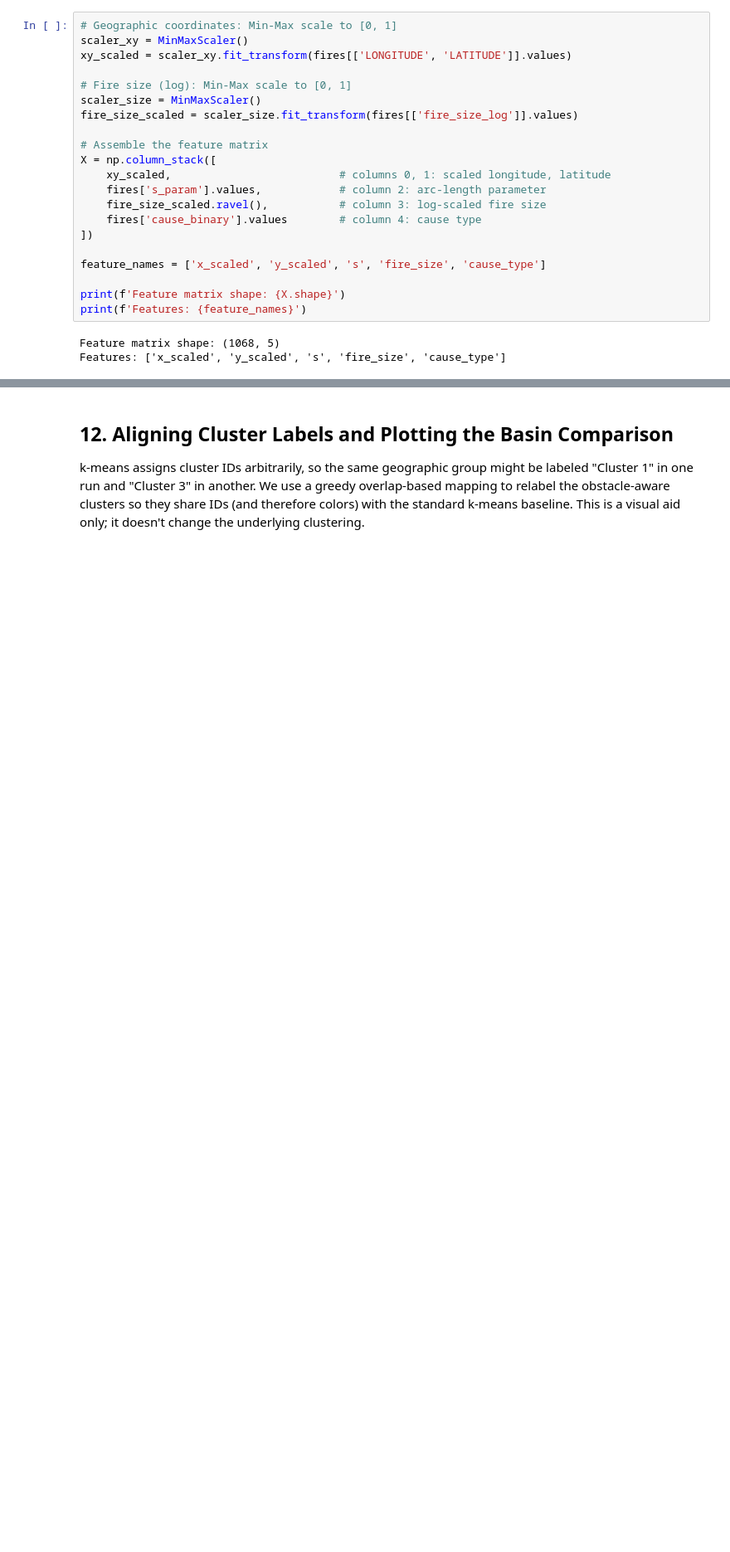
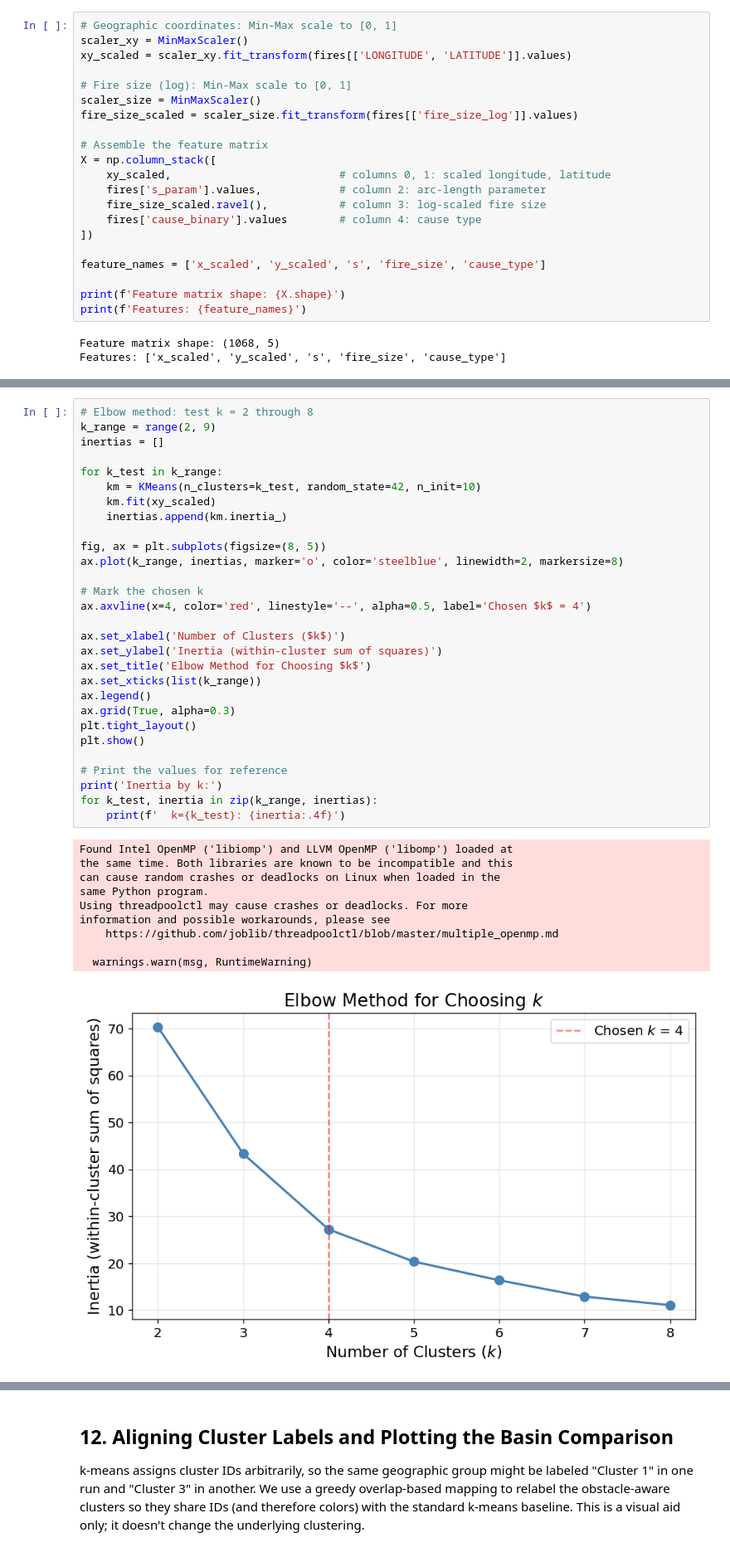
Before and after one commit to Michele-75/obstacle-aware-clustering, a Jupyter notebook: notebooks/02_tahoe_wildfires_clustered.ipynb, the cells around one changed output, grey strips where cells are left out. Shown at 83% size. Drawn from its saved outputs; the diff is of its cells as text; blank space fills up the shorter version.

```diff
--- a/notebooks/02_tahoe_wildfires_clustered.ipynb
+++ b/notebooks/02_tahoe_wildfires_clustered.ipynb
@@ -540,0 +560,40 @@ The first method is plain k-means on scaled $(x, y)$ only. This is the baseline
+# %%
+# Elbow method: test k = 2 through 8
+k_range = range(2, 9)
+inertias = []
+
+for k_test in k_range:
+    km = KMeans(n_clusters=k_test, random_state=42, n_init=10)
+    km.fit(xy_scaled)
+    inertias.append(km.inertia_)
+
+fig, ax = plt.subplots(figsize=(8, 5))
+ax.plot(k_range, inertias, marker='o', color='steelblue', linewidth=2, markersize=8)
+
+# Mark the chosen k
+ax.axvline(x=4, color='red', linestyle='--', alpha=0.5, label='Chosen $k$ = 4')
+
+ax.set_xlabel('Number of Clusters ($k$)')
+ax.set_ylabel('Inertia (within-cluster sum of squares)')
+ax.set_title('Elbow Method for Choosing $k$')
+ax.set_xticks(list(k_range))
+ax.legend()
+ax.grid(True, alpha=0.3)
+plt.tight_layout()
+plt.show()
+
+# Print the values for reference
+print('Inertia by k:')
+for k_test, inertia in zip(k_range, inertias):
+    print(f'  k={k_test}: {inertia:.4f}')
+# %% [output]
+Found Intel OpenMP ('libiomp') and LLVM OpenMP ('libomp') loaded at
+the same time. Both libraries are known to be incompatible and this
+can cause random crashes or deadlocks on Linux when loaded in the
+same Python program.
+Using threadpoolctl may cause crashes or deadlocks. For more
+information and possible workarounds, please see
+    https://github.com/joblib/threadpoolctl/blob/master/multiple_openmp.md
+
+  warnings.warn(msg, RuntimeWarning)
+[figure, added]
```
Also changed, not shown: parts of 37 cells of this notebook, 1 other file.
